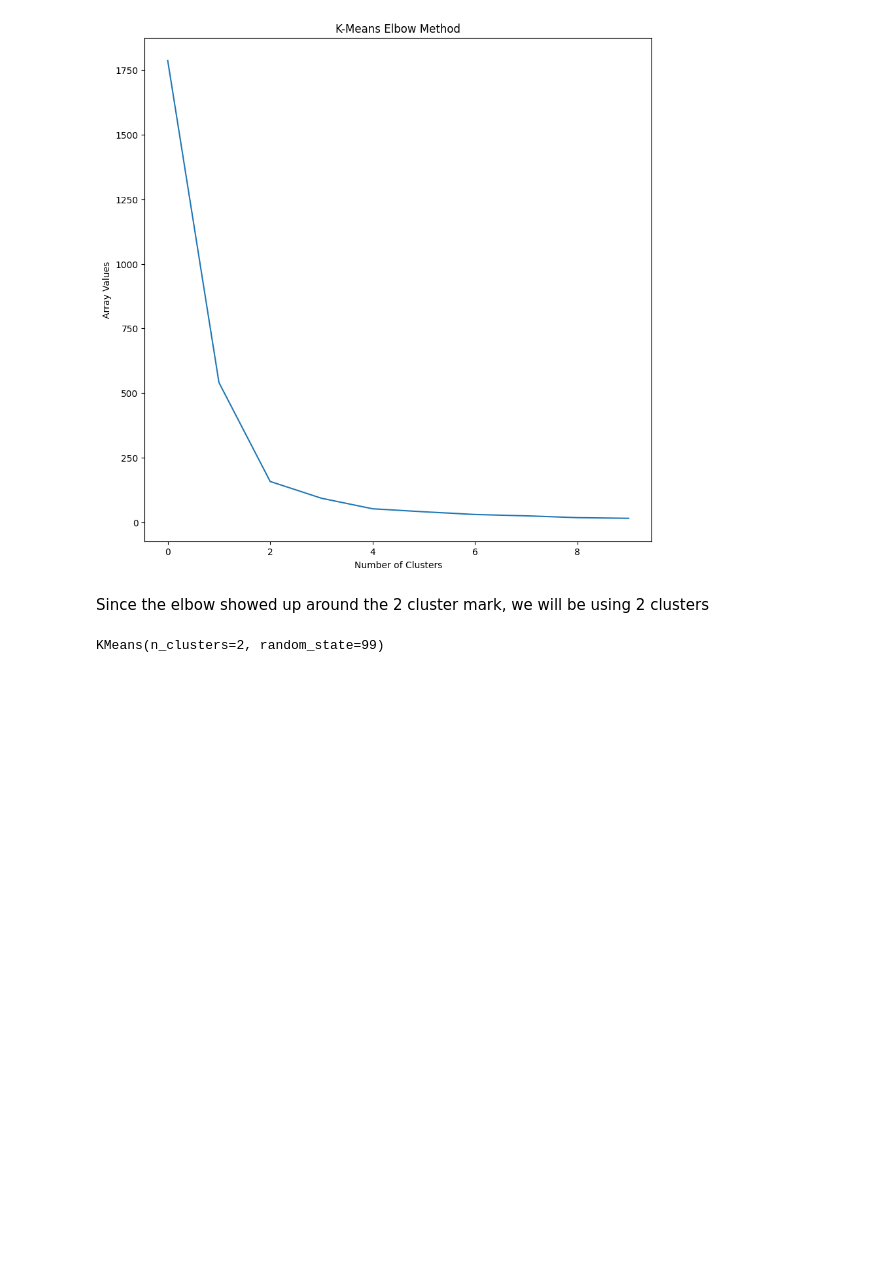
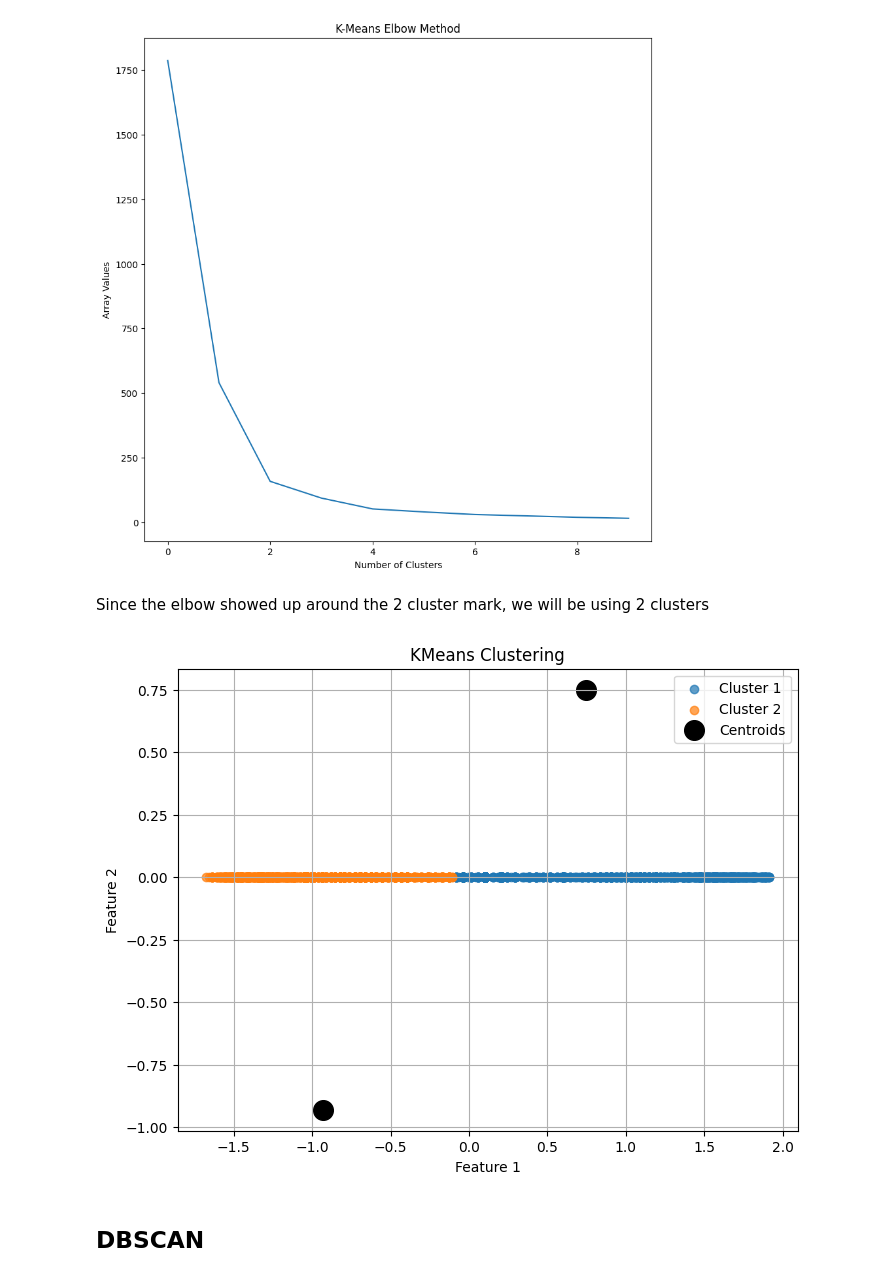
Before and after one commit to oodball/Suicidal-Tweet-Detection, a Jupyter notebook: data_cleaning.ipynb, the cells around one changed output. Saved outputs shown, nothing was run; the diff lists cells and outputs as text; code cells hidden in the pictures; blank space fills up the shorter version.

```diff
--- a/data_cleaning.ipynb
+++ b/data_cleaning.ipynb
@@ -334,0 +374,18 @@ array([[ 0.10667569],
+# %%
+compound_scores = scores['compound_scores']
+
+# Standardize the data
+scaler = StandardScaler()
+compound_scores_scaled = scaler.fit_transform(compound_scores.values.reshape(-1, 1))
+
+pca = PCA()
+pca_scores = pca.fit_transform(compound_scores_scaled)
+
+explained_var_ratio = pca.explained_variance_ratio_
+cumulative_explain_var = np.cumsum(explained_var_ratio)
+
+
+##Figuring out how many Principle Components we need
+n_components_95 = np.argmax(cumulative_explain_var >= 0.95) + 1
+
+print(n_components_95)
@@ -369,8 +430,29 @@ Text(0.5, 0, 'Number of Clusters')
 [figure]
 # %% [markdown]
 Since the elbow showed up around the 2 cluster mark, we will be using 2 clusters
-# %%
-k_pca = KMeans(n_clusters= 2, init= "k-means++", random_state=99)
-k_pca.fit(pca_scores)
-# %% [output]
-KMeans(n_clusters=2, random_state=99)
+# %%
+k_pca = KMeans(n_clusters= 2, init= "k-means++", random_state=99)
+k_pca.fit(pca_scores)
+
+cluster_labels = k_pca.labels_
+
+plt.figure(figsize=(8, 6))
+
+for cluster in range(2):
+    plt.scatter(pca_scores[cluster_labels == cluster, 0],
+                np.zeros_like(pca_scores[cluster_labels == cluster, 0]),
+                label=f'Cluster {cluster + 1}', alpha=0.7)
+
+centroids = k_pca.cluster_centers_
+plt.scatter(centroids[:, 0], centroids[:, 0], marker='o', s=200, color='black', label='Centroids')
+
+plt.title('KMeans Clustering')
+plt.xlabel('Feature 1')
+plt.ylabel('Feature 2')
+plt.legend()
+plt.grid(True)
+plt.show()
+# %% [output]
+[figure, added]
+# %% [markdown]
+## DBSCAN
```
Also changed, not shown: parts of 24 cells of this notebook, 2 other files.
